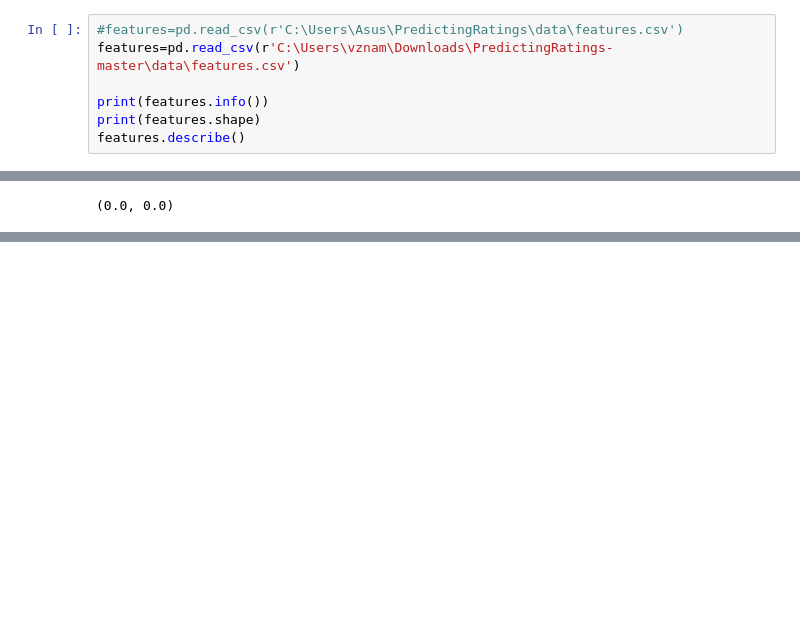
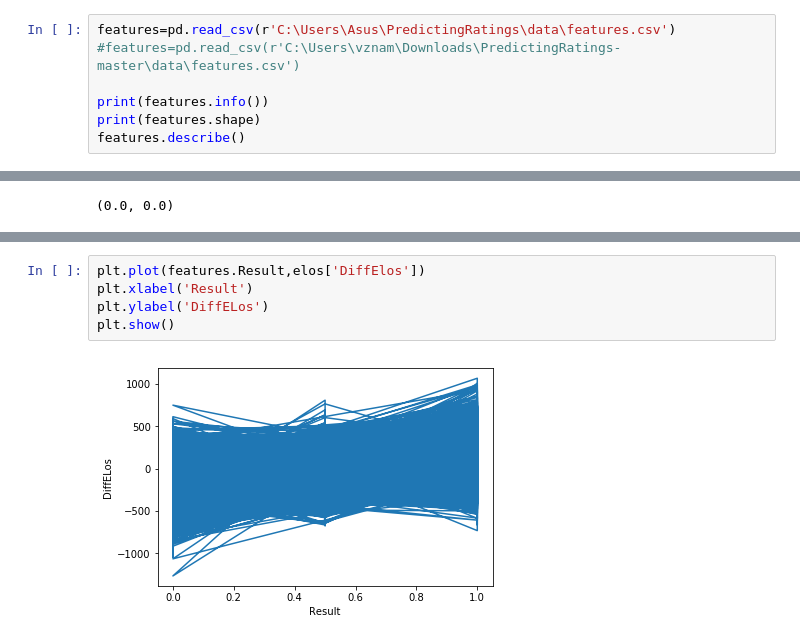
Before and after one commit to polinarod/PredictingRaitings, a Jupyter notebook: feature_processing.ipynb, the cells around one changed output, grey strips where cells are left out. Cells and saved outputs as stored; diff of their text form; blank space fills up the shorter version.

```diff
--- a/feature_processing.ipynb
+++ b/feature_processing.ipynb
@@ -17,6 +18,6 @@ elos.head()
 # %%
-#features=pd.read_csv(r'C:\Users\Asus\PredictingRatings\data\features.csv')
-features=pd.read_csv(r'C:\Users\vznam\Downloads\PredictingRatings-master\data\features.csv')
+features=pd.read_csv(r'C:\Users\Asus\PredictingRatings\data\features.csv')
+#features=pd.read_csv(r'C:\Users\vznam\Downloads\PredictingRatings-master\data\features.csv')
 
 print(features.info())
 print(features.shape)
@@ -640,0 +697,7 @@ features_new
+# %%
+plt.plot(features.Result,elos['DiffElos'])
+plt.xlabel('Result')
+plt.ylabel('DiffELos')
+plt.show()
+# %% [output]
+[figure, added]
```
Also changed, not shown: parts of 12 cells of this notebook, 3 other files.
